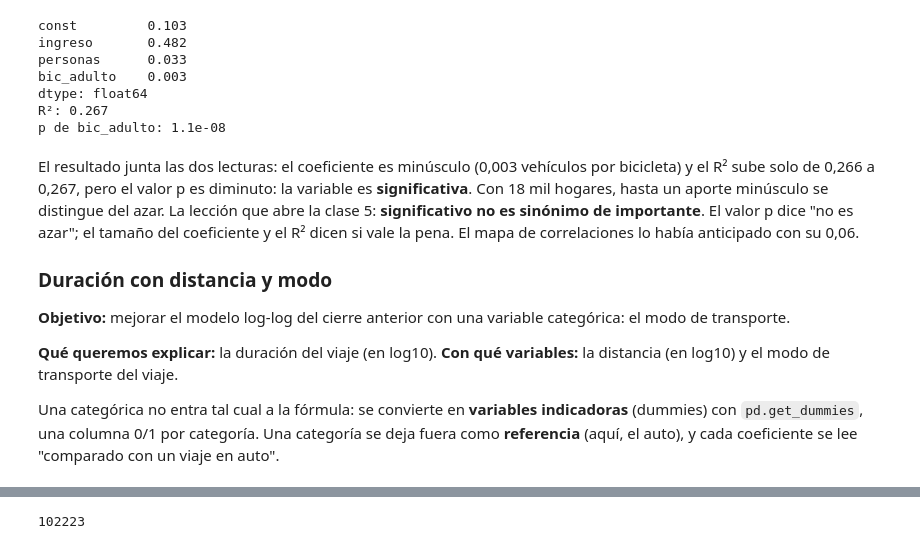
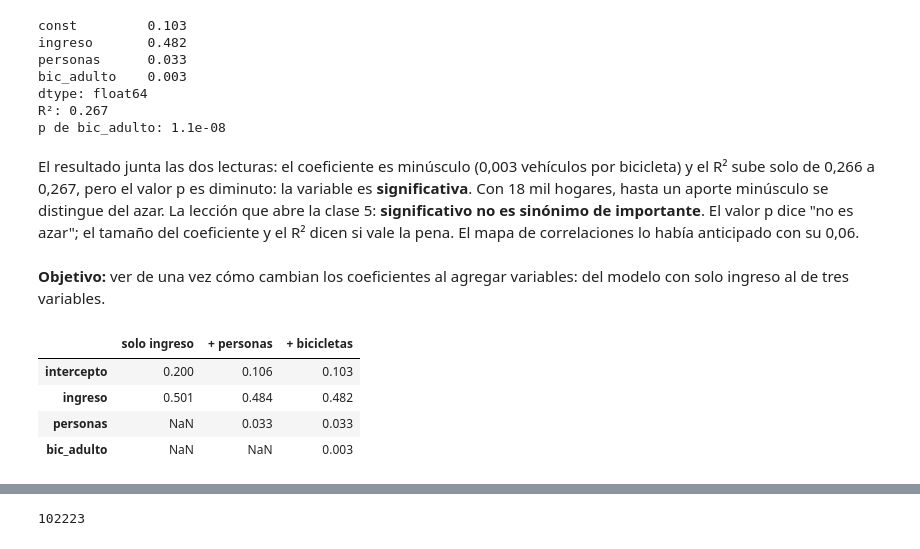
Before and after one commit to daniopitz/diplomado-cdd, a Jupyter notebook: 04_regresion_multiple.ipynb, the cells around one changed output, grey strips where cells are left out. Cells and saved outputs as stored; diff of their text form; code cells hidden in the pictures.

```diff
--- a/04_regresion_multiple.ipynb
+++ b/04_regresion_multiple.ipynb
@@ -556,11 +556,25 @@ R²: 0.267
 p de bic_adulto: 1.1e-08
 # %% [markdown]
 El resultado junta las dos lecturas: el coeficiente es minúsculo (0,003 vehículos por bicicleta) y el R² sube solo de 0,266 a 0,267, pero el valor p es diminuto: la variable es **significativa**. Con 18 mil hogares, hasta un aporte minúsculo se distingue del azar. La lección que abre la clase 5: **significativo no es sinónimo de importante**. El valor p dice "no es azar"; el tamaño del coeficiente y el R² dicen si vale la pena. El mapa de correlaciones lo había anticipado con su 0,06.
-
-### Duración con distancia y modo
-
-**Objetivo:** mejorar el modelo log-log del cierre anterior con una variable categórica: el modo de transporte.
-
-**Qué queremos explicar:** la duración del viaje (en log10). **Con qué variables:** la distancia (en log10) y el modo de transporte del viaje.
-
-Una categórica no entra tal cual a la fórmula: se convierte en **variables indicadoras** (dummies) con `pd.get_dummies`, una columna 0/1 por categoría. Una categoría se deja fuera como **referencia** (aquí, el auto), y cada coeficiente se lee "comparado con un viaje en auto".
+# %% [markdown]
+**Objetivo:** ver de una vez cómo cambian los coeficientes al agregar variables: del modelo con solo ingreso al de tres variables.
+# %%
+# Los tres modelos, coeficiente por coeficiente
+coefs = pd.DataFrame({
+    "solo ingreso": {"intercepto": modelo_w.params["const"],
+                     "ingreso": modelo_w.params["IngresoHogar"]},
+    "+ personas": {"intercepto": modelo_2v.params["const"],
+                   "ingreso": modelo_2v.params["ingreso"],
+                   "personas": modelo_2v.params["personas"]},
+    "+ bicicletas": {"intercepto": modelo_3v.params["const"],
+                     "ingreso": modelo_3v.params["ingreso"],
+                     "personas": modelo_3v.params["personas"],
+                     "bic_adulto": modelo_3v.params["bic_adulto"]},
+})
+coefs.round(3)
+# %% [output]
+|  | solo ingreso | + personas | + bicicletas |
+| intercepto | 0.200 | 0.106 | 0.103 |
+| ingreso | 0.501 | 0.484 | 0.482 |
+| personas | NaN | 0.033 | 0.033 |
+| bic_adulto | NaN | NaN | 0.003 |
```
Also changed, not shown: parts of 3 cells of this notebook, 3 other files.
